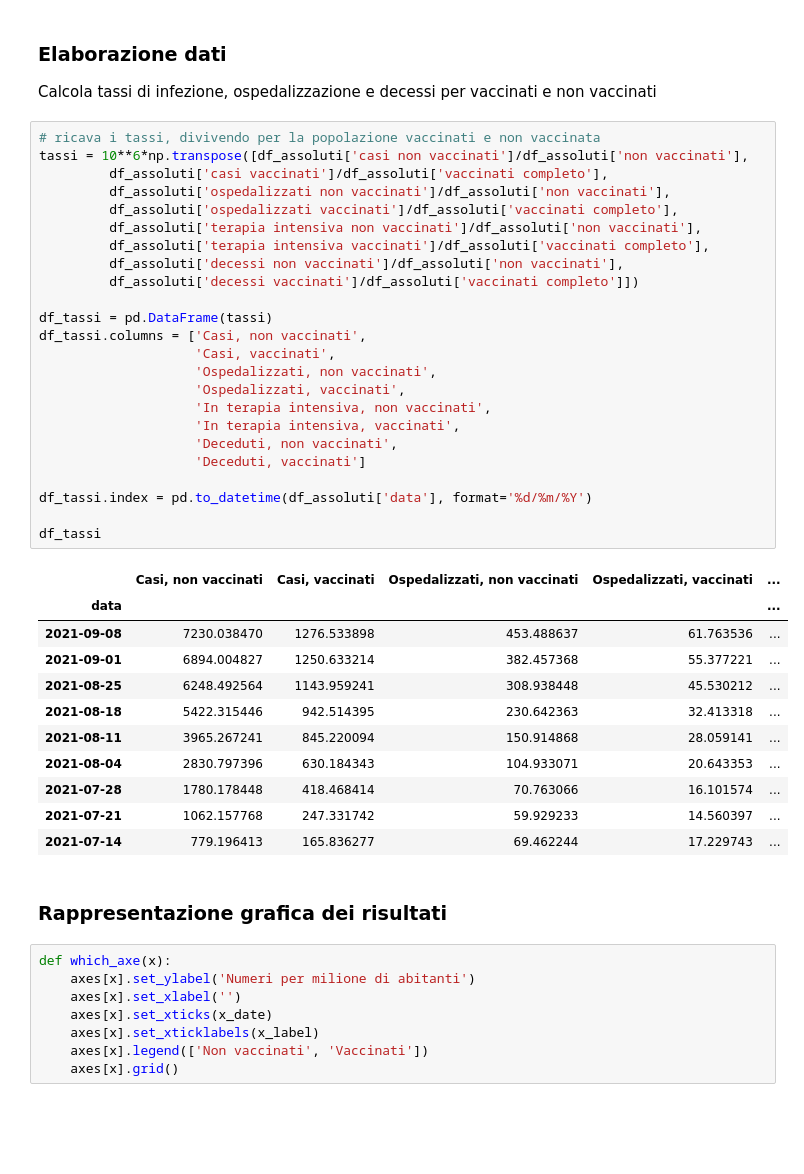
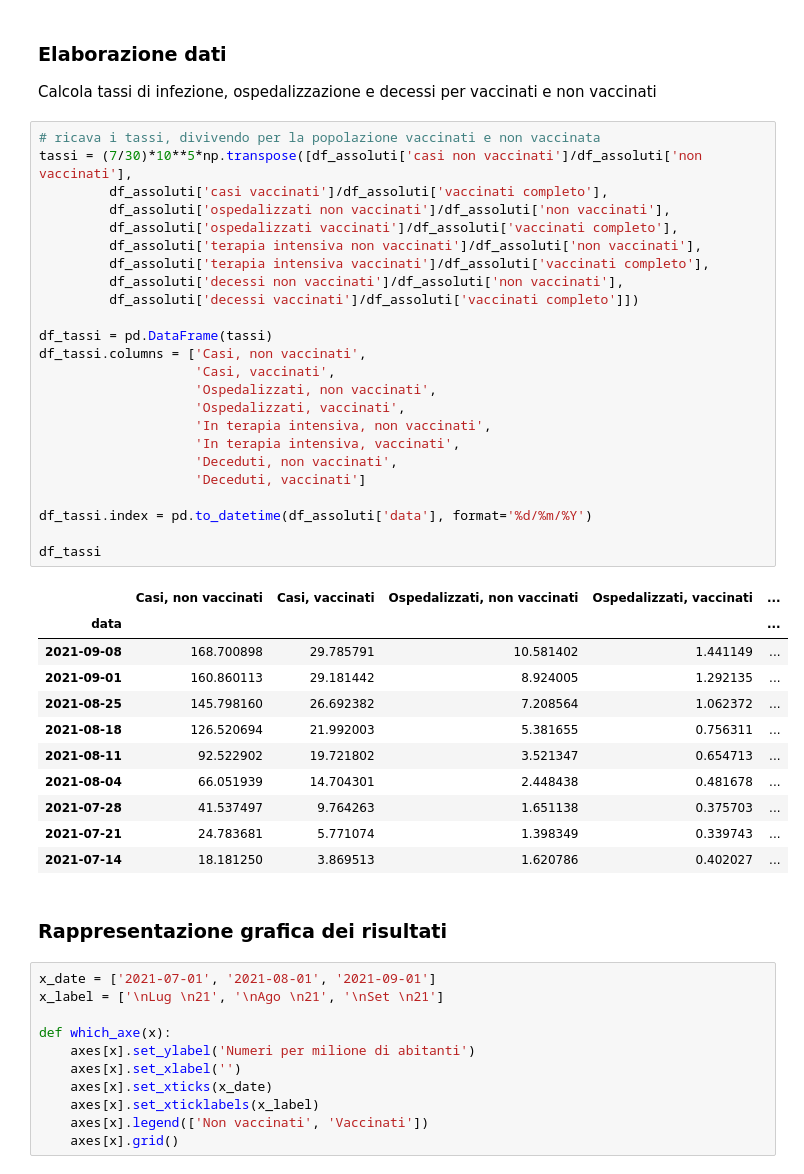
Before and after one commit to apalladi/covid_vaccini_monitoraggio, a Jupyter notebook: andamento_epidemia.ipynb, the cells around one changed output. Cells and saved outputs as stored; diff of their text form; blank space fills up the shorter version.

```diff
--- a/andamento_epidemia.ipynb
+++ b/andamento_epidemia.ipynb
@@ -25,43 +25,46 @@ df_assoluti
 Calcola tassi di infezione, ospedalizzazione e decessi per vaccinati e non vaccinati
 # %%
 # ricava i tassi, divivendo per la popolazione vaccinati e non vaccinata
-tassi = 10**6*np.transpose([df_assoluti['casi non vaccinati']/df_assoluti['non vaccinati'],
+tassi = (7/30)*10**5*np.transpose([df_assoluti['casi non vaccinati']/df_assoluti['non vaccinati'],
          df_assoluti['casi vaccinati']/df_assoluti['vaccinati completo'],
          df_assoluti['ospedalizzati non vaccinati']/df_assoluti['non vaccinati'],
          df_assoluti['ospedalizzati vaccinati']/df_assoluti['vaccinati completo'],
          df_assoluti['terapia intensiva non vaccinati']/df_assoluti['non vaccinati'],
          df_assoluti['terapia intensiva vaccinati']/df_assoluti['vaccinati completo'],
          df_assoluti['decessi non vaccinati']/df_assoluti['non vaccinati'],
          df_assoluti['decessi vaccinati']/df_assoluti['vaccinati completo']])
 
 df_tassi = pd.DataFrame(tassi)
 df_tassi.columns = ['Casi, non vaccinati',
                     'Casi, vaccinati',
                     'Ospedalizzati, non vaccinati',
                     'Ospedalizzati, vaccinati',
                     'In terapia intensiva, non vaccinati',
                     'In terapia intensiva, vaccinati',
                     'Deceduti, non vaccinati',
                     'Deceduti, vaccinati']
 
 df_tassi.index = pd.to_datetime(df_assoluti['data'], format='%d/%m/%Y')
 
 df_tassi
 # %% [output]
 |  | Casi, non vaccinati | Casi, vaccinati | Ospedalizzati, non vaccinati | Ospedalizzati, vaccinati | ... |
 | data |  |  |  |  | ... |
-| 2021-09-08 | 7230.038470 | 1276.533898 | 453.488637 | 61.763536 | ... |
-| 2021-09-01 | 6894.004827 | 1250.633214 | 382.457368 | 55.377221 | ... |
-| 2021-08-25 | 6248.492564 | 1143.959241 | 308.938448 | 45.530212 | ... |
-| 2021-08-18 | 5422.315446 | 942.514395 | 230.642363 | 32.413318 | ... |
-| 2021-08-11 | 3965.267241 | 845.220094 | 150.914868 | 28.059141 | ... |
-| 2021-08-04 | 2830.797396 | 630.184343 | 104.933071 | 20.643353 | ... |
-| 2021-07-28 | 1780.178448 | 418.468414 | 70.763066 | 16.101574 | ... |
-| 2021-07-21 | 1062.157768 | 247.331742 | 59.929233 | 14.560397 | ... |
-| 2021-07-14 | 779.196413 | 165.836277 | 69.462244 | 17.229743 | ... |
+| 2021-09-08 | 168.700898 | 29.785791 | 10.581402 | 1.441149 | ... |
+| 2021-09-01 | 160.860113 | 29.181442 | 8.924005 | 1.292135 | ... |
+| 2021-08-25 | 145.798160 | 26.692382 | 7.208564 | 1.062372 | ... |
+| 2021-08-18 | 126.520694 | 21.992003 | 5.381655 | 0.756311 | ... |
+| 2021-08-11 | 92.522902 | 19.721802 | 3.521347 | 0.654713 | ... |
+| 2021-08-04 | 66.051939 | 14.704301 | 2.448438 | 0.481678 | ... |
+| 2021-07-28 | 41.537497 | 9.764263 | 1.651138 | 0.375703 | ... |
+| 2021-07-21 | 24.783681 | 5.771074 | 1.398349 | 0.339743 | ... |
+| 2021-07-14 | 18.181250 | 3.869513 | 1.620786 | 0.402027 | ... |
 # %% [markdown]
 ### Rappresentazione grafica dei risultati
 # %%
+x_date = ['2021-07-01', '2021-08-01', '2021-09-01']
+x_label = ['\nLug \n21', '\nAgo \n21', '\nSet \n21']
+
 def which_axe(x):
     axes[x].set_ylabel('Numeri per milione di abitanti')
     axes[x].set_xlabel('')
```
Also changed, not shown: parts of 2 cells of this notebook, 6 other files.
